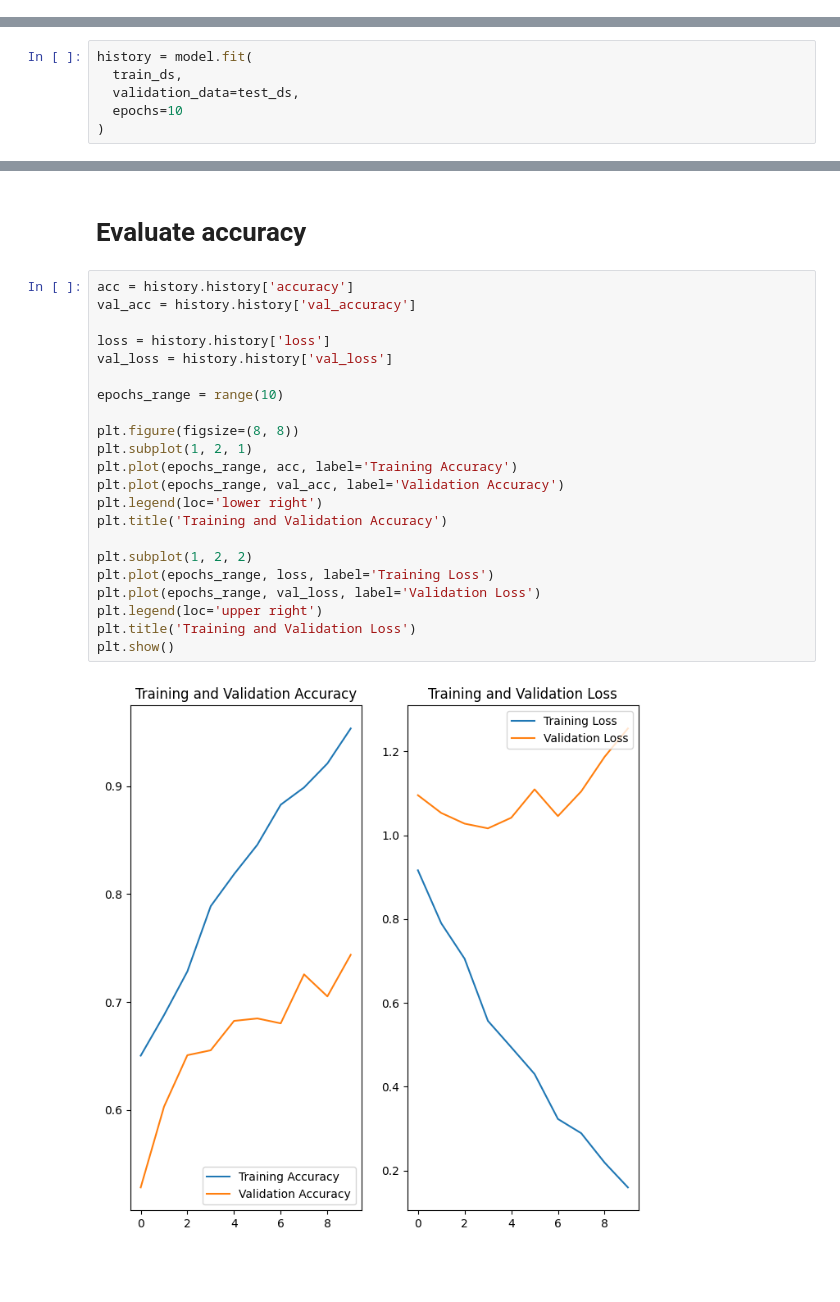
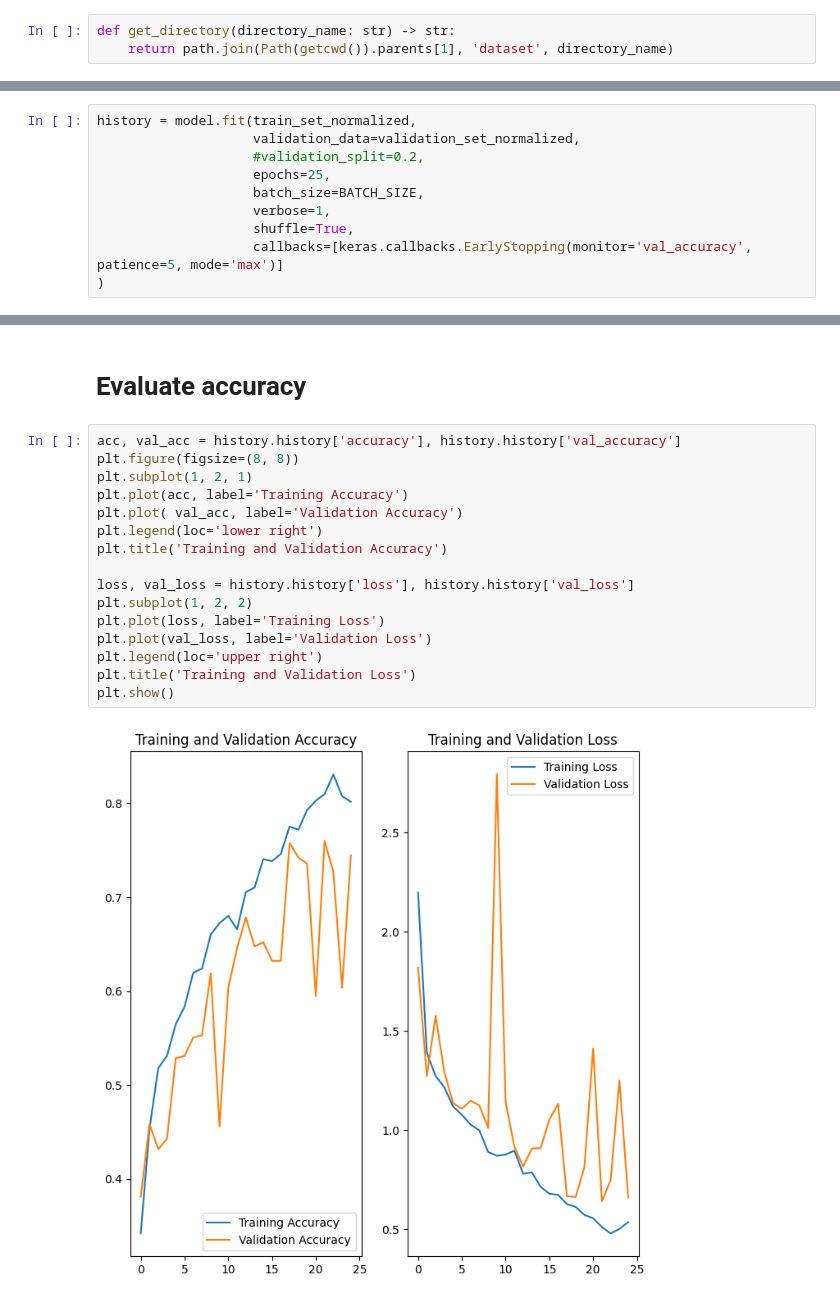
Before and after one commit to lynkos/algae-detection, a Jupyter notebook: examples/classification/algae_classification.ipynb, the cells around one changed output, grey strips where cells are left out. Drawn from its saved outputs; the diff is of its cells as text; blank space fills up the shorter version.

```diff
--- a/examples/classification/algae_classification.ipynb
+++ b/examples/classification/algae_classification.ipynb
@@ -31,2 +10,5 @@ class_names = sorted([ 'closterium', 'microcystis', 'nitzschia', 'non-algae', 'o
+# %%
+def get_directory(directory_name: str) -> str:
+    return path.join(Path(getcwd()).parents[1], 'dataset', directory_name)
 # %% [markdown]
 # Visualize the dataset
@@ -98,8 +130,2 @@ Model: "sequential_20"
 # %% [markdown]
 # Train the model
-# %%
-history = model.fit(
-  train_ds,
-  validation_data=test_ds,
-  epochs=10
-)
@@ -126,0 +132,10 @@ Epoch 10/10
+# %%
+history = model.fit(train_set_normalized,
+                    validation_data=validation_set_normalized,
+                    #validation_split=0.2,
+                    epochs=25,
+                    batch_size=BATCH_SIZE,
+                    verbose=1,
+                    shuffle=True,
+                    callbacks=[keras.callbacks.EarlyStopping(monitor='val_accuracy', patience=5, mode='max')]
+)
@@ -127,26 +160,20 @@ Epoch 10/10
 # %% [markdown]
 # Evaluate accuracy
 # %%
-acc = history.history['accuracy']
-val_acc = history.history['val_accuracy']
-
-loss = history.history['loss']
-val_loss = history.history['val_loss']
-
-epochs_range = range(10)
-
+acc, val_acc = history.history['accuracy'], history.history['val_accuracy']
 plt.figure(figsize=(8, 8))
 plt.subplot(1, 2, 1)
-plt.plot(epochs_range, acc, label='Training Accuracy')
-plt.plot(epochs_range, val_acc, label='Validation Accuracy')
+plt.plot(acc, label='Training Accuracy')
+plt.plot( val_acc, label='Validation Accuracy')
 plt.legend(loc='lower right')
 plt.title('Training and Validation Accuracy')
 
+loss, val_loss = history.history['loss'], history.history['val_loss']
 plt.subplot(1, 2, 2)
-plt.plot(epochs_range, loss, label='Training Loss')
-plt.plot(epochs_range, val_loss, label='Validation Loss')
+plt.plot(loss, label='Training Loss')
+plt.plot(val_loss, label='Validation Loss')
 plt.legend(loc='upper right')
 plt.title('Training and Validation Loss')
 plt.show()
 # %% [output]
-[figure, old version]
+[figure, new version]
```
Also changed, not shown: parts of 16 cells of this notebook.
